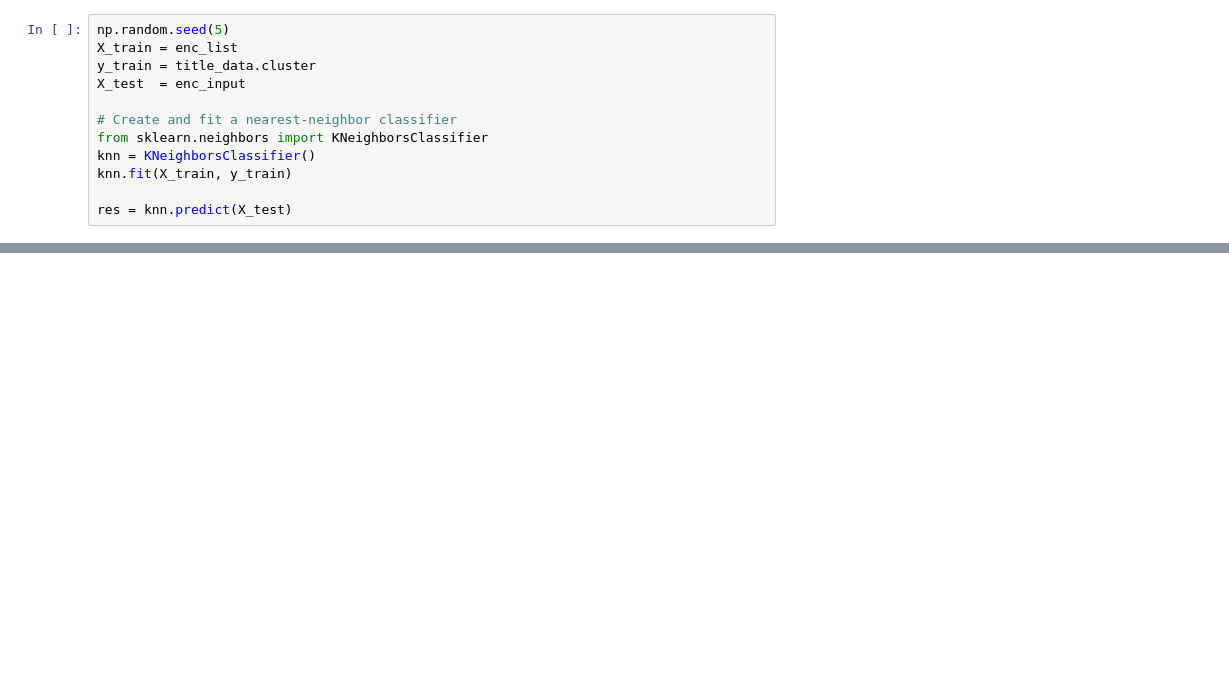
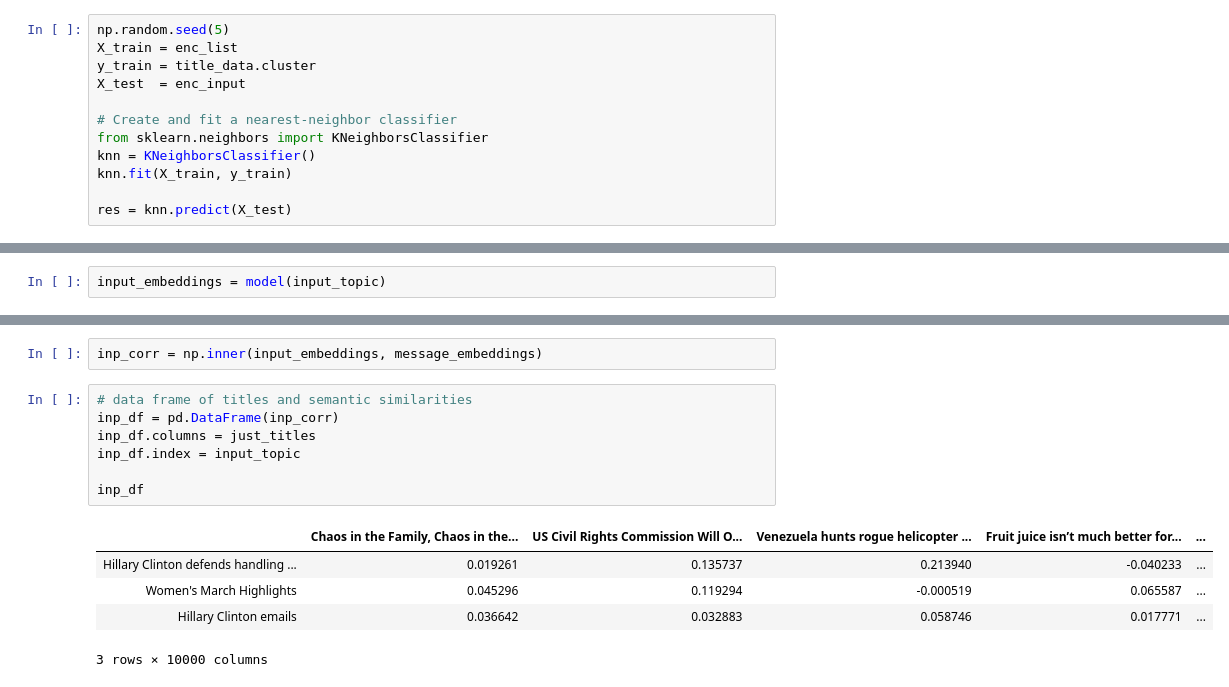
Before and after one commit to s-miramontes/News_Filter, a Jupyter notebook: Pilot/Data Cleanse and Clustering Models.ipynb, the cells around one changed output, grey strips where cells are left out. Cells and saved outputs as stored; diff of their text form; blank space fills up the shorter version.

```diff
--- a/Pilot/Data Cleanse and Clustering Models.ipynb
+++ b/Pilot/Data Cleanse and Clustering Models.ipynb
@@ -527,0 +569,2 @@ Hate speech seeps into U.S. mainstream amid bitter campaign
+# %%
+input_embeddings = model(input_topic)
@@ -527,0 +581,15 @@ Hate speech seeps into U.S. mainstream amid bitter campaign
+# %%
+inp_corr = np.inner(input_embeddings, message_embeddings)
+# %%
+# data frame of titles and semantic similarities
+inp_df = pd.DataFrame(inp_corr)
+inp_df.columns = just_titles
+inp_df.index = input_topic
+
+inp_df
+# %% [output]
+|  | Chaos in the Family, Chaos in the... | US Civil Rights Commission Will O... | Venezuela hunts rogue helicopter ... | Fruit juice isn’t much better for... | ... |
+| Hillary Clinton defends handling ... | 0.019261 | 0.135737 | 0.213940 | -0.040233 | ... |
+| Women's March Highlights | 0.045296 | 0.119294 | -0.000519 | 0.065587 | ... |
+| Hillary Clinton emails | 0.036642 | 0.032883 | 0.058746 | 0.017771 | ... |
+3 rows × 10000 columns
```
Also changed, not shown: parts of 25 cells of this notebook.
